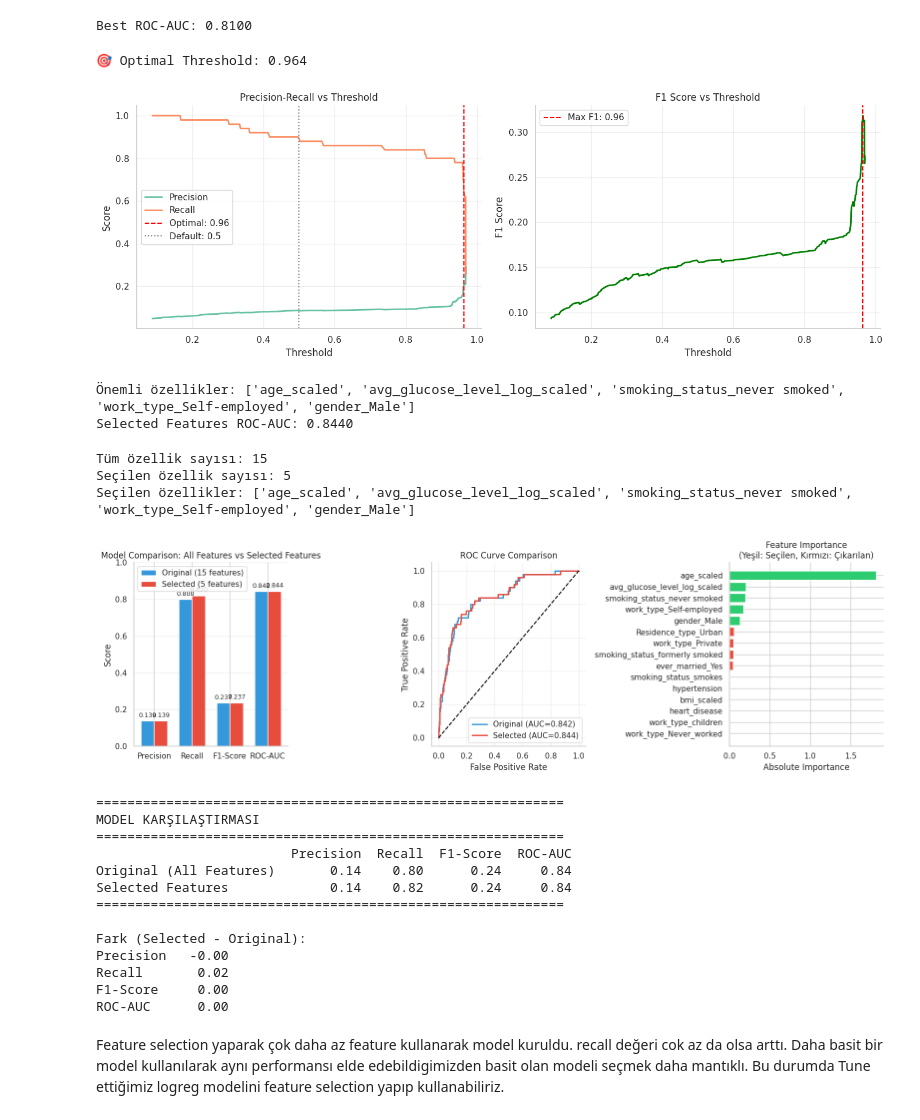
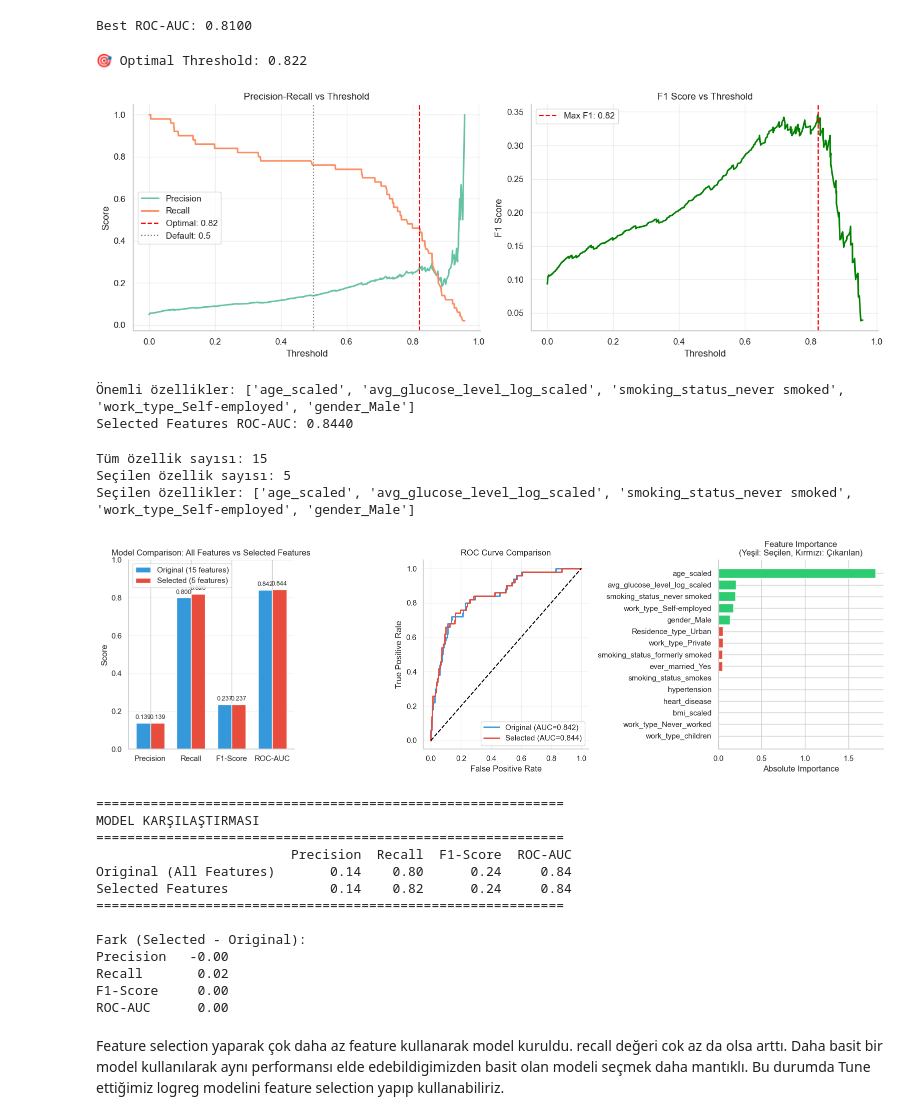
Before and after one commit to emirhangull/StrokePrediction, a Jupyter notebook: analysis.ipynb, the cells around one changed output. Saved outputs shown, nothing was run; the diff lists cells and outputs as text; code cells hidden in the pictures.

```diff
--- a/analysis.ipynb
+++ b/analysis.ipynb
@@ -37,7 +37,7 @@ sns.set(style="whitegrid", palette="Set2",
 # 1) Veriyi Yükleme
 import os
 
-df = pd.read_csv('/data.csv')
+df = pd.read_csv('data.csv')
 
 print(f"Satır: {df.shape[0]:,} | Sütun: {df.shape[1]}")
 display(df.head())
@@ -1441,35 +1456,39 @@ Best ROC-AUC: 0.8100
 # %%
 # Tamamı tek hücrede
 from sklearn.metrics import precision_recall_curve
+
+# y_pred_proba: Logistic Regression modelinin tahminleri (Cell 86-87'de tanımlanmış)
+precision_vals, recall_vals, thresholds = precision_recall_curve(y_test, y_pred_proba)
+
 f1_scores = 2 * (precision_vals[:-1] * recall_vals[:-1]) / (precision_vals[:-1] + recall_vals[:-1] + 1e-8)
 optimal_f1_idx = np.argmax(f1_scores)
 optimal_f1_threshold = thresholds[optimal_f1_idx]
 print(f"🎯 Optimal Threshold: {optimal_f1_threshold:.3f}")
 
 fig, axes = plt.subplots(1, 2, figsize=(14, 5))
 axes[0].plot(thresholds, precision_vals[:-1], label='Precision', linewidth=2)
 axes[0].plot(thresholds, recall_vals[:-1], label='Recall', linewidth=2)
 axes[0].axvline(x=optimal_f1_threshold, color='red', linestyle='--', label=f'Optimal: {optimal_f1_threshold:.2f}')
 axes[0].axvline(x=0.5, color='gray', linestyle=':', label='Default: 0.5')
 axes[0].set_xlabel('Threshold')
 axes[0].set_ylabel('Score')
 axes[0].set_title('Precision-Recall vs Threshold')
 axes[0].legend()
 axes[0].grid(alpha=0.3)
 
 axes[1].plot(thresholds, f1_scores, color='green', linewidth=2)
 axes[1].axvline(x=optimal_f1_threshold, color='red', linestyle='--', label=f'Max F1: {optimal_f1_threshold:.2f}')
 axes[1].set_xlabel('Threshold')
 axes[1].set_ylabel('F1 Score')
 axes[1].set_title('F1 Score vs Threshold')
 axes[1].legend()
 axes[1].grid(alpha=0.3)
 
 plt.tight_layout()
 plt.show()
 # %% [output]
-🎯 Optimal Threshold: 0.964
+🎯 Optimal Threshold: 0.822
-[figure, old version]
+[figure, new version]
 # %%
 # En az önemli özellikleri çıkararak modeli basitleştir
 important_features = importance_df[importance_df['Abs_Importance'] > 0.1]['Feature'].tolist()
@@ -1607,7 +1626,7 @@ print(diff.to_string())
 Tüm özellik sayısı: 15
 Seçilen özellik sayısı: 5
 Seçilen özellikler: ['age_scaled', 'avg_glucose_level_log_scaled', 'smoking_status_never smoked', 'work_type_Self-employed', 'gender_Male']
-[figure, old version]
+[figure, new version]
 ============================================================
 MODEL KARŞILAŞTIRMASI
 ============================================================
```
Also changed, not shown: parts of 34 cells of this notebook.
